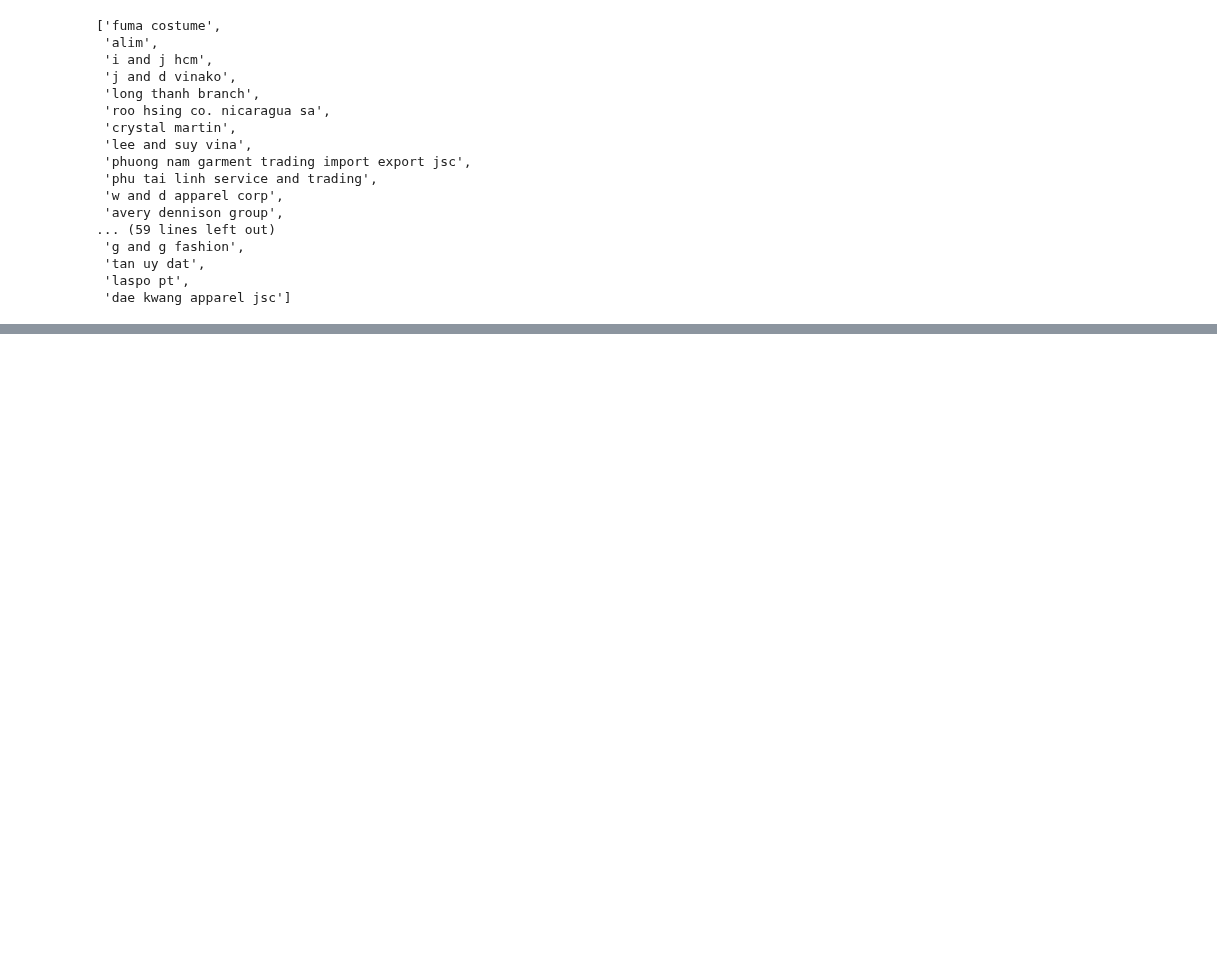
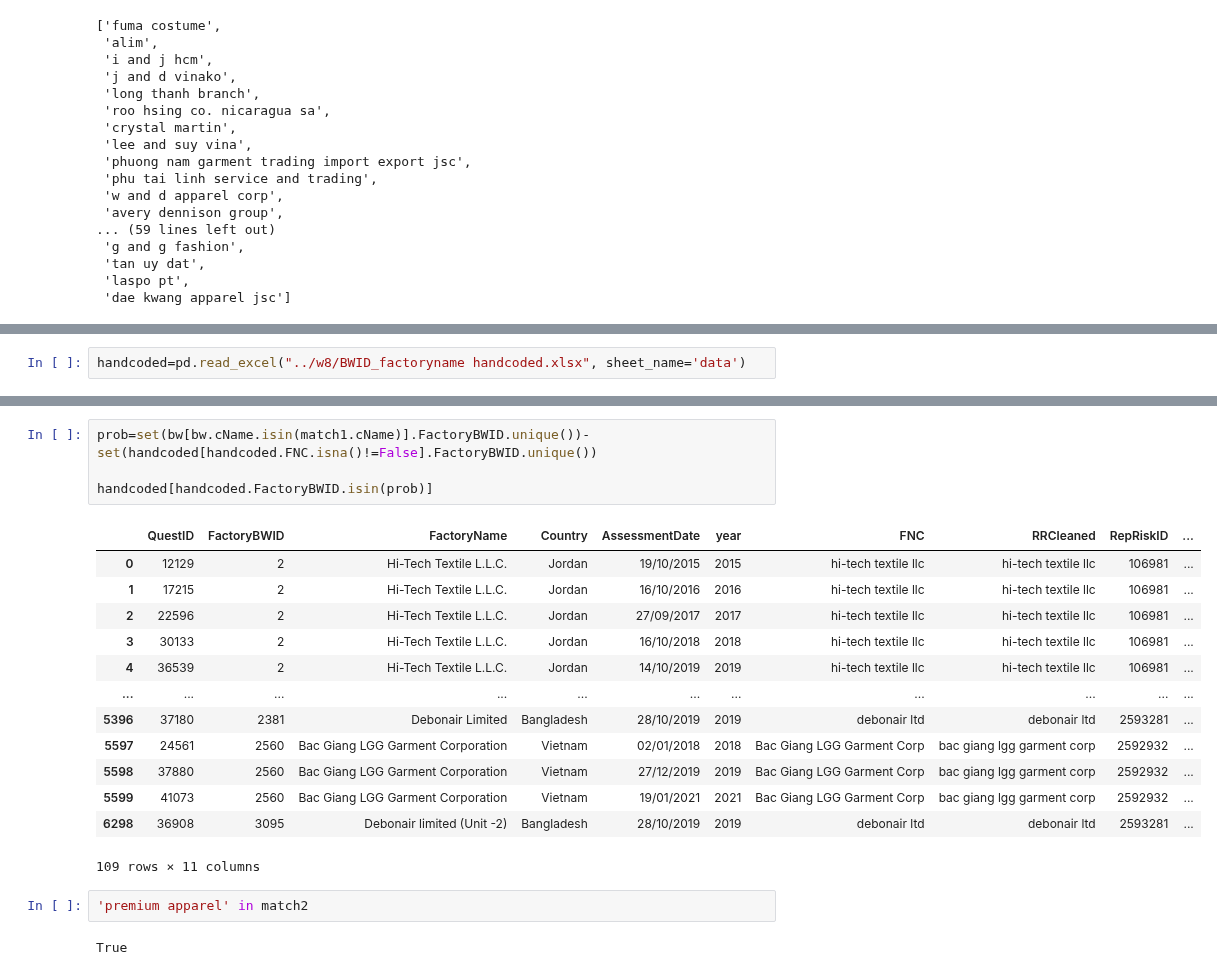
Before and after one commit to xolyn/labor_audit, a Jupyter notebook: LingyuZhou/w8/w8.ipynb, the cells around one changed output, grey strips where cells are left out. Drawn from its saved outputs; the diff is of its cells as text; blank space fills up the shorter version.

```diff
--- a/LingyuZhou/w8/w8.ipynb
+++ b/LingyuZhou/w8/w8.ipynb
@@ -410,0 +430,2 @@ match={
+# %%
+handcoded=pd.read_excel("../w8/BWID_factoryname handcoded.xlsx", sheet_name='data')
@@ -410,0 +448,22 @@ match={
+# %%
+prob=set(bw[bw.cName.isin(match1.cName)].FactoryBWID.unique())-set(handcoded[handcoded.FNC.isna()!=False].FactoryBWID.unique())
+
+handcoded[handcoded.FactoryBWID.isin(prob)]
+# %% [output]
+|  | QuestID | FactoryBWID | FactoryName | Country | AssessmentDate | year | FNC | RRCleaned | RepRiskID | ... |
+| 0 | 12129 | 2 | Hi-Tech Textile L.L.C. | Jordan | 19/10/2015 | 2015 | hi-tech textile llc | hi-tech textile llc | 106981 | ... |
+| 1 | 17215 | 2 | Hi-Tech Textile L.L.C. | Jordan | 16/10/2016 | 2016 | hi-tech textile llc | hi-tech textile llc | 106981 | ... |
+| 2 | 22596 | 2 | Hi-Tech Textile L.L.C. | Jordan | 27/09/2017 | 2017 | hi-tech textile llc | hi-tech textile llc | 106981 | ... |
+| 3 | 30133 | 2 | Hi-Tech Textile L.L.C. | Jordan | 16/10/2018 | 2018 | hi-tech textile llc | hi-tech textile llc | 106981 | ... |
+| 4 | 36539 | 2 | Hi-Tech Textile L.L.C. | Jordan | 14/10/2019 | 2019 | hi-tech textile llc | hi-tech textile llc | 106981 | ... |
+| ... | ... | ... | ... | ... | ... | ... | ... | ... | ... | ... |
+| 5396 | 37180 | 2381 | Debonair Limited | Bangladesh | 28/10/2019 | 2019 | debonair ltd | debonair ltd | 2593281 | ... |
+| 5597 | 24561 | 2560 | Bac Giang LGG Garment Corporation | Vietnam | 02/01/2018 | 2018 | Bac Giang LGG Garment Corp | bac giang lgg garment corp | 2592932 | ... |
+| 5598 | 37880 | 2560 | Bac Giang LGG Garment Corporation | Vietnam | 27/12/2019 | 2019 | Bac Giang LGG Garment Corp | bac giang lgg garment corp | 2592932 | ... |
+| 5599 | 41073 | 2560 | Bac Giang LGG Garment Corporation | Vietnam | 19/01/2021 | 2021 | Bac Giang LGG Garment Corp | bac giang lgg garment corp | 2592932 | ... |
+| 6298 | 36908 | 3095 | Debonair limited (Unit -2) | Bangladesh | 28/10/2019 | 2019 | debonair ltd | debonair ltd | 2593281 | ... |
+109 rows × 11 columns
+# %%
+'premium apparel' in match2
+# %% [output]
+True
```
Also changed, not shown: parts of 4 cells of this notebook, 7 other files.
